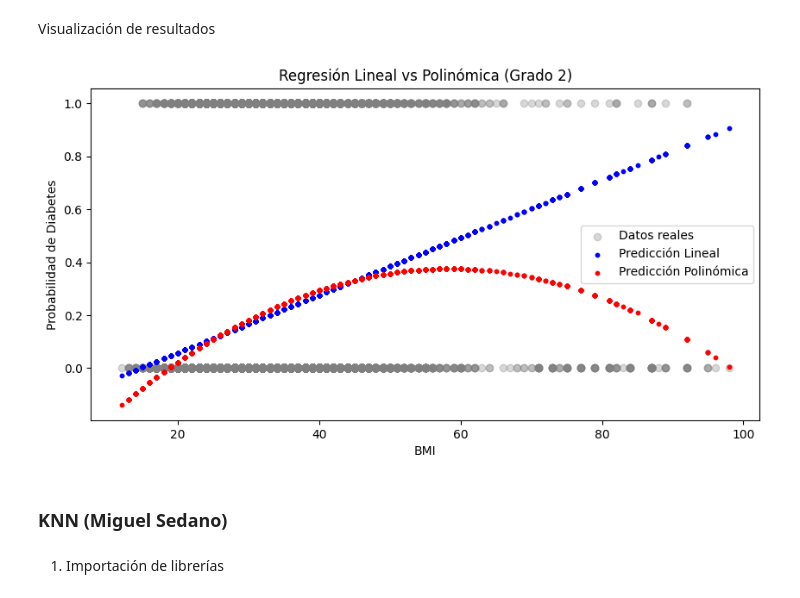
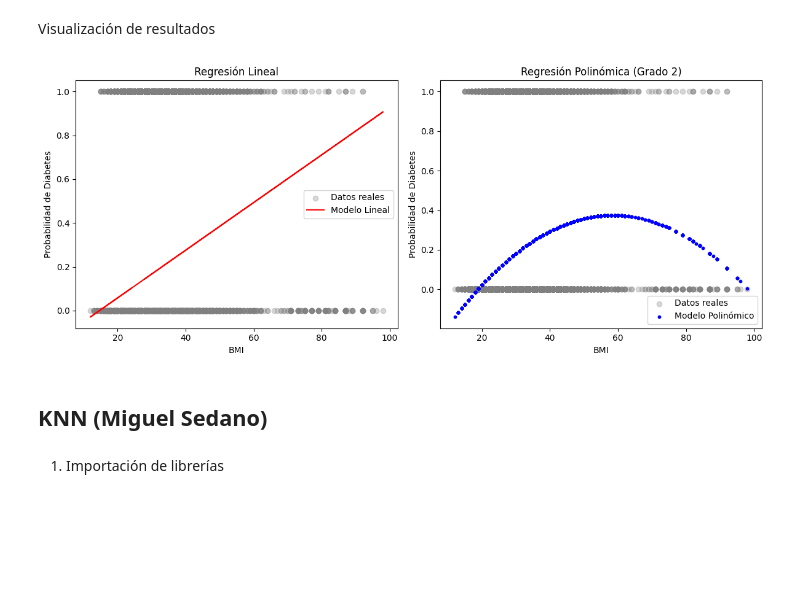
Before and after one commit to BigChunguus/ClaseIABD, a Jupyter notebook: PIA/Prueba Grupal/a.ipynb, the cells around one changed output. Cells and saved outputs as stored; diff of their text form; code cells hidden in the pictures; blank space fills up the shorter version.

```diff
--- a/PIA/Prueba Grupal/a.ipynb
+++ b/PIA/Prueba Grupal/a.ipynb
@@ -227,23 +332,23 @@ X = df_clean[['BMI']].values  # Variable independiente
 y = df_clean['Diabetes_binary'].values  # Variable dependiente
 
 # Dividir en conjunto de entrenamiento y prueba
-X_train, X_test, y_train, y_test = train_test_split(X, y, test_size=0.2, random_state=42)
+X_train_A, X_test_A, y_train_A, y_test_A = train_test_split(X, y, test_size=0.2, random_state=42)
 # %% [markdown]
 Regresión Lineal
 # %%
 # Regresión Lineal
 lin_reg = LinearRegression()
-lin_reg.fit(X_train, y_train)
-y_pred_lin = lin_reg.predict(X_test)
+lin_reg.fit(X_train_A, y_train_A)
+y_pred_lin = lin_reg.predict(X_test_A)
 # %% [markdown]
 Regresión Polinómica (grado 2)
 # %%
 # Regresión Polinómica (grado 2)
 poly = PolynomialFeatures(degree=2)
-X_poly = poly.fit_transform(X_train)
+X_poly = poly.fit_transform(X_train_A)
 poly_reg = LinearRegression()
-poly_reg.fit(X_poly, y_train)
-X_test_poly = poly.transform(X_test)
+poly_reg.fit(X_poly, y_train_A)
+X_test_poly = poly.transform(X_test_A)
 y_pred_poly = poly_reg.predict(X_test_poly)
 # %% [markdown]
 Evaluacion de modelos
@@ -274,20 +416,30 @@ R²: 0.0488
 # %% [markdown]
  Visualización de resultados
-# %%
-# Visualización de resultados
-plt.figure(figsize=(10, 5))
-plt.scatter(X_test, y_test, color='gray', alpha=0.3, label="Datos reales")
-plt.scatter(X_test, y_pred_lin, color='blue', s=10, label="Predicción Lineal")
-plt.scatter(X_test, y_pred_poly, color='red', s=10, label="Predicción Polinómica")
-plt.xlabel("BMI")
-plt.ylabel("Probabilidad de Diabetes")
-plt.legend()
-plt.title("Regresión Lineal vs Polinómica (Grado 2)")
-plt.show()
-# %% [output]
-[figure, removed]
+# %%
+fig, ax = plt.subplots(1, 2, figsize=(12, 5))
+
+# 1️⃣ Gráfico de la regresión lineal
+ax[0].scatter(X_test_A, y_test_A, color="gray", alpha=0.3, label="Datos reales")
+ax[0].plot(X_test_A, y_pred_lin, color="red", label="Modelo Lineal")
+ax[0].set_title("Regresión Lineal")
+ax[0].set_xlabel("BMI")
+ax[0].set_ylabel("Probabilidad de Diabetes")
+ax[0].legend()
+
+# 2️⃣ Gráfico de la regresión polinómica
+ax[1].scatter(X_test_A, y_test_A, color="gray", alpha=0.3, label="Datos reales")
+ax[1].scatter(X_test_A, y_pred_poly, color="blue", s=10, label="Modelo Polinómico")
+ax[1].set_title("Regresión Polinómica (Grado 2)")
+ax[1].set_xlabel("BMI")
+ax[1].set_ylabel("Probabilidad de Diabetes")
+ax[1].legend()
+
+plt.tight_layout()
+plt.show()
+# %% [output]
+[figure, added]
 # %% [markdown]
-### KNN (Miguel Sedano)
+## KNN (Miguel Sedano)
 # %% [markdown]
 1. Importación de librerías
 # %%
```
Also changed, not shown: parts of 35 cells of this notebook.
